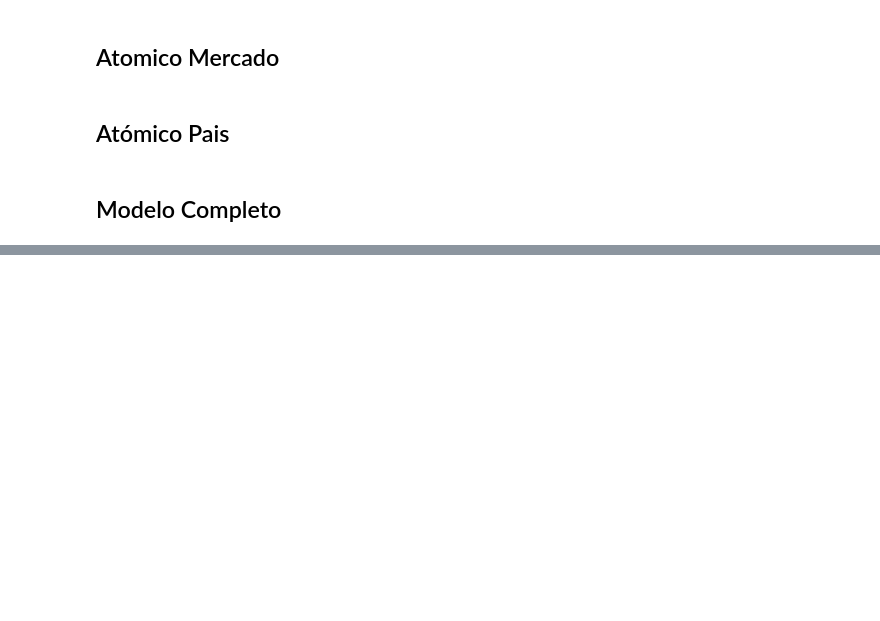
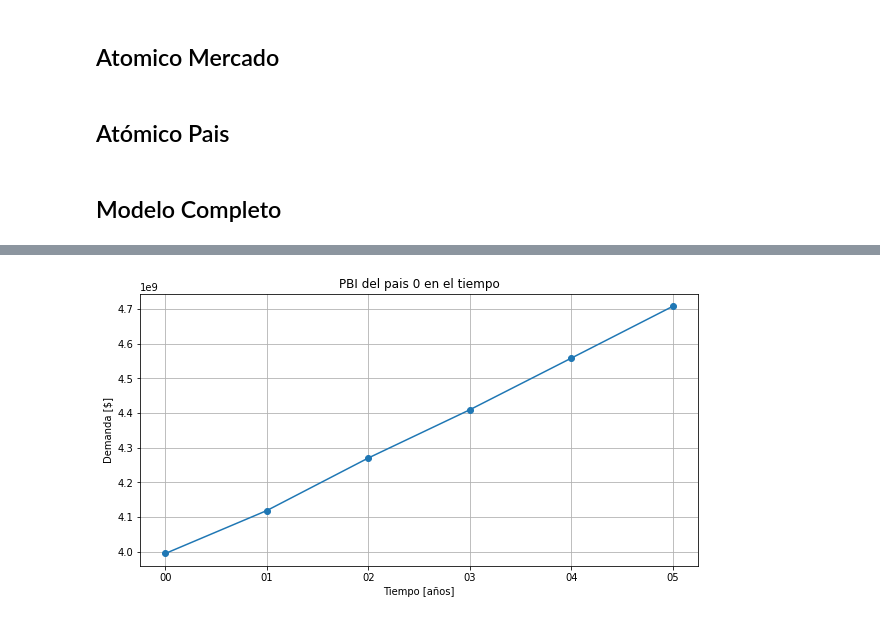
Before and after one commit to TobiasCarreira/sed-tp1, a Jupyter notebook: TP.ipynb, the cells around one changed output, grey strips where cells are left out. Cells and saved outputs as stored; diff of their text form; code cells hidden in the pictures; blank space fills up the shorter version.

```diff
--- a/TP.ipynb
+++ b/TP.ipynb
@@ -179,0 +238,16 @@ plot_country_product_export(0, 0)
+# %%
+def plot_gdp(country):
+    df = salida[[f'gdp_c{country}' == port for port in salida[PORT_COL]]]
+    xs = df[TIME_COL]
+    ys = df[VALUE_COL]
+
+    plt.figure(figsize=(10,5))
+    plt.plot(xs, ys, marker='o')
+    plt.grid(True)
+    plt.xlabel('Tiempo [años]')
+    plt.ylabel('Demanda [$]')
+    plt.title(f'PBI del pais {country} en el tiempo')
+# %%
+plot_gdp(0)
+# %% [output]
+[figure, added]
```
Also changed, not shown: parts of 8 cells of this notebook.
